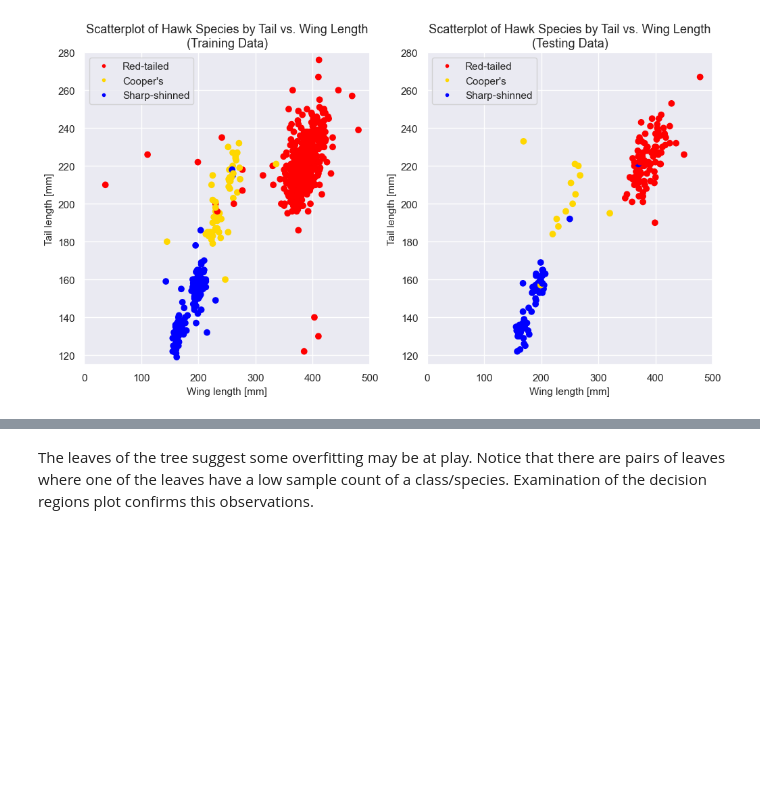
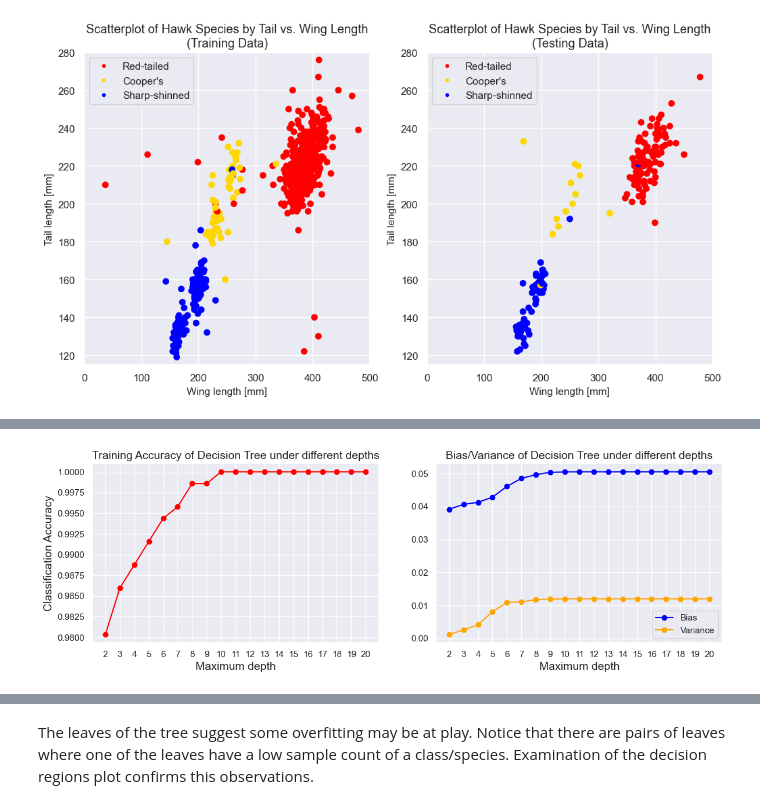
Before and after one commit to kary5678/INDE-577, a Jupyter notebook: supervised-learning/decision_trees/decision_trees.ipynb, the cells around one changed output, grey strips where cells are left out. Saved outputs shown, nothing was run; the diff lists cells and outputs as text; code cells hidden in the pictures; blank space fills up the shorter version.

```diff
--- a/supervised-learning/decision_trees/decision_trees.ipynb
+++ b/supervised-learning/decision_trees/decision_trees.ipynb
@@ -100,0 +115,42 @@ The scikit-learn library allows for implementation of the decision tree for clas
+# %%
+def plot_tree_performance(X_train, y_train, X_test, y_test):
+    """
+    Obtain diagnostic plots of the decision tree model's performance over a range of max_depths from 2-20.
+    There are two plots: one displaying training accuracy and the other displaying bias/variance.
+    This function is meant to help diagnose the best max_depth for a decision tree model for the data.
+    """
+    # Obtain the accuracy and bias/variance for each Decision Tree to select the best depth
+    tree_accuracy = []
+    biases = []
+    variances = []
+    possible_depth = range(2, 21)
+    for d in possible_depth:
+        tree_model = DecisionTreeClassifier(max_depth = d, random_state = 42)
+        tree_model.fit(X_train, y_train)
+        # Obtain the training accuracy of the current decision tree
+        tree_accuracy.append(tree_model.score(X_train, y_train))
+        # Obtain bias/variance decomposition for the current decision tree
+        _, bias, var = bias_variance_decomp(tree_model,
+            X_train, y_train, X_test, y_test, loss = 'mse', random_seed = 123)
+        biases.append(bias)
+        variances.append(var)
+
+    # Plot the training accuracy figure on the left
+    fig, (ax1, ax2) = plt.subplots(1, 2, figsize=(14,4))
+    ax1.plot(possible_depth, tree_accuracy, color = 'red', marker = "o")
+    ax1.set_title("Training Accuracy of Decision Tree under different depths", fontsize = 14)
+    ax1.set_xlabel('Maximum depth', fontsize = 14)
+    ax1.set_ylabel('Classification Accuracy', fontsize = 14)
+    ax1.set_xticks(possible_depth)
+    # Plot the bias/variance figure on the right
+    ax2.plot(possible_depth, biases, color = 'blue', marker = "o", label = "Bias")
+    ax2.plot(possible_depth, variances, color = 'orange', marker = "o", label = "Variance")
+    ax2.set_title("Bias/Variance of Decision Tree under different depths", fontsize = 14)
+    ax2.set_xlabel('Maximum depth', fontsize = 14)
+    ax2.set_xticks(possible_depth)
+    ax2.legend(loc = "lower right")
+# %%
+plot_tree_performance(X_train, y_train, X_test, y_test)
+plt.show()
+# %% [output]
+[figure, added]
```
Also changed, not shown: parts of 24 cells of this notebook.
